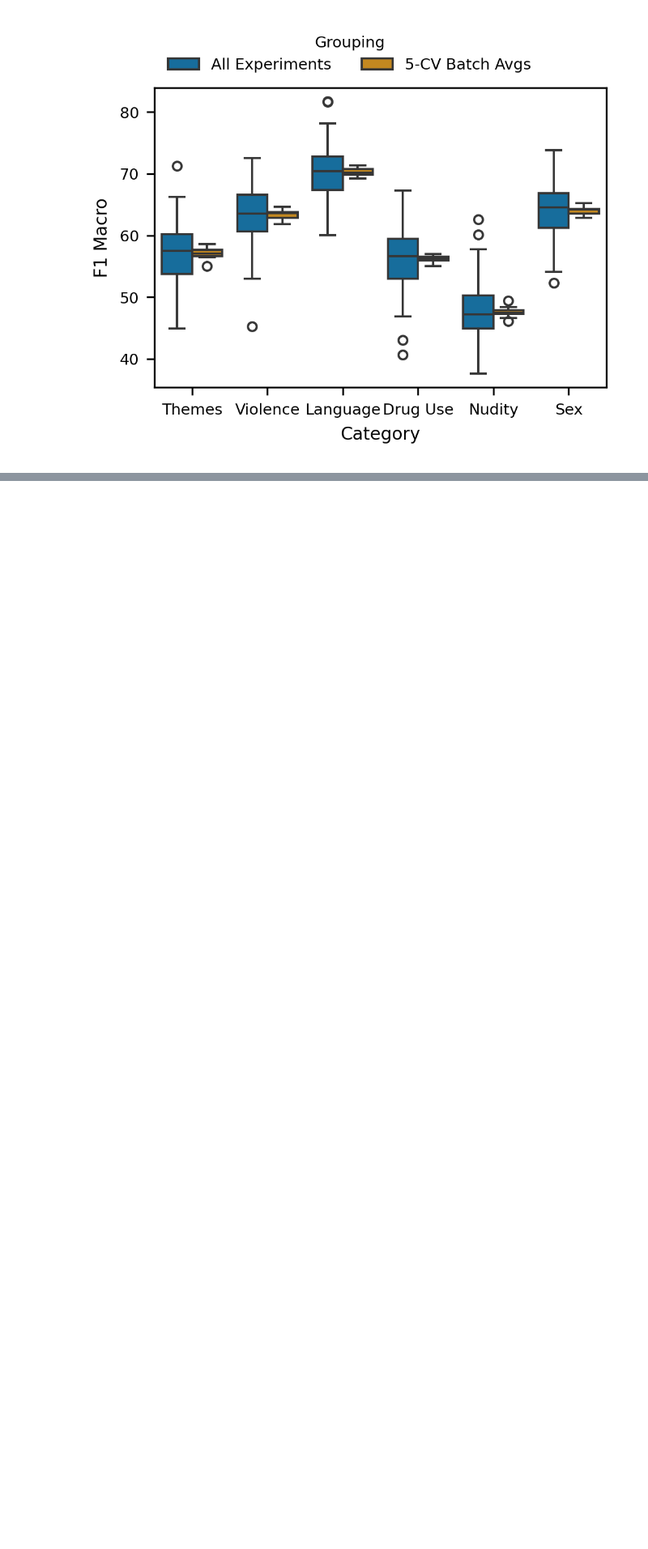
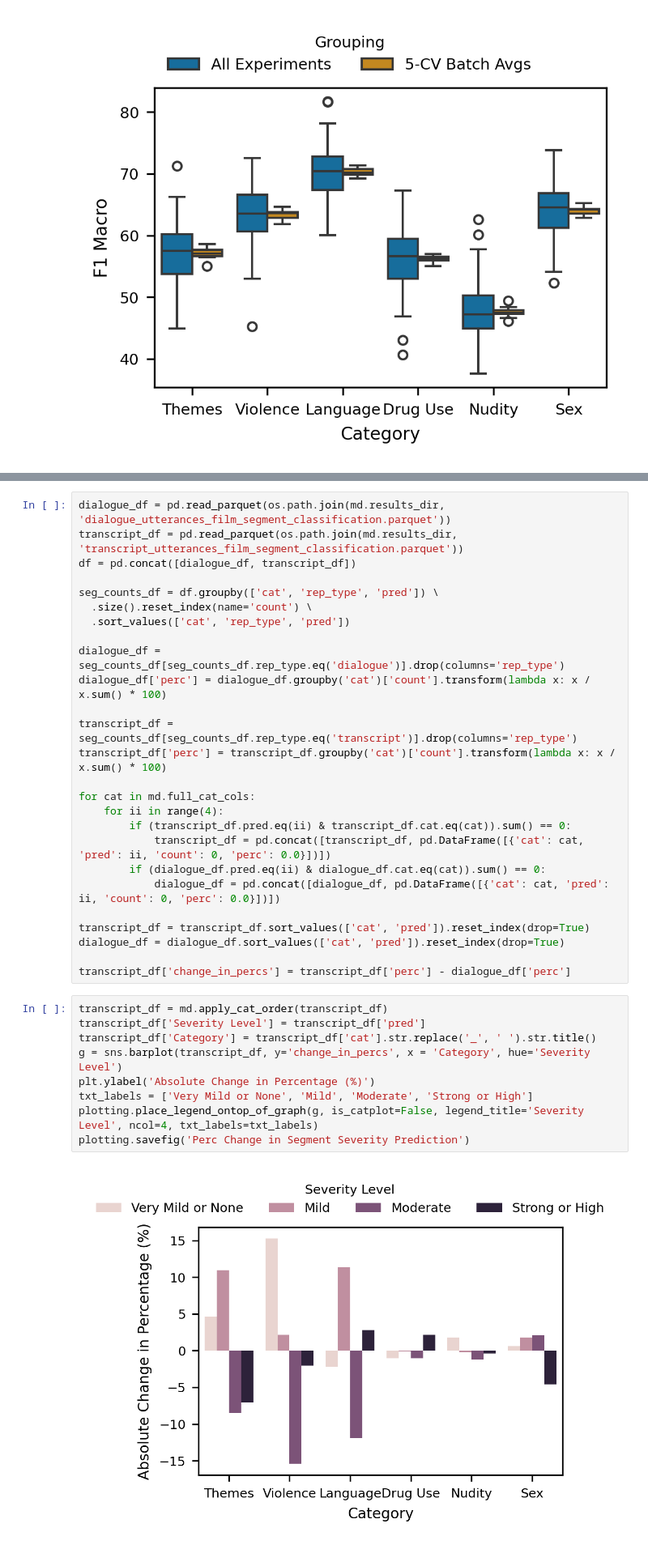
Before and after one commit to sydney-machine-learning/audiodescription-abusedetection, a Jupyter notebook: 03_model_architecture_exploration.ipynb, the cells around one changed output, grey strips where cells are left out. Shown at 81% size. Drawn from its saved outputs; the diff is of its cells as text; blank space fills up the shorter version.

```diff
--- a/03_model_architecture_exploration.ipynb
+++ b/03_model_architecture_exploration.ipynb
@@ -462,0 +504,37 @@ overall_ratings_df
+# %%
+dialogue_df = pd.read_parquet(os.path.join(md.results_dir, 'dialogue_utterances_film_segment_classification.parquet'))
+transcript_df = pd.read_parquet(os.path.join(md.results_dir, 'transcript_utterances_film_segment_classification.parquet'))
+df = pd.concat([dialogue_df, transcript_df])
+
+seg_counts_df = df.groupby(['cat', 'rep_type', 'pred']) \
+  .size().reset_index(name='count') \
+  .sort_values(['cat', 'rep_type', 'pred'])
+
+dialogue_df = seg_counts_df[seg_counts_df.rep_type.eq('dialogue')].drop(columns='rep_type')
+dialogue_df['perc'] = dialogue_df.groupby('cat')['count'].transform(lambda x: x / x.sum() * 100)
+
+transcript_df = seg_counts_df[seg_counts_df.rep_type.eq('transcript')].drop(columns='rep_type')
+transcript_df['perc'] = transcript_df.groupby('cat')['count'].transform(lambda x: x / x.sum() * 100)
+
+for cat in md.full_cat_cols:
+    for ii in range(4):
+        if (transcript_df.pred.eq(ii) & transcript_df.cat.eq(cat)).sum() == 0:
+            transcript_df = pd.concat([transcript_df, pd.DataFrame([{'cat': cat, 'pred': ii, 'count': 0, 'perc': 0.0}])])
+        if (dialogue_df.pred.eq(ii) & dialogue_df.cat.eq(cat)).sum() == 0:
+            dialogue_df = pd.concat([dialogue_df, pd.DataFrame([{'cat': cat, 'pred': ii, 'count': 0, 'perc': 0.0}])])
+
+transcript_df = transcript_df.sort_values(['cat', 'pred']).reset_index(drop=True)
+dialogue_df = dialogue_df.sort_values(['cat', 'pred']).reset_index(drop=True)
+
+transcript_df['change_in_percs'] = transcript_df['perc'] - dialogue_df['perc']
+# %%
+transcript_df = md.apply_cat_order(transcript_df)
+transcript_df['Severity Level'] = transcript_df['pred']
+transcript_df['Category'] = transcript_df['cat'].str.replace('_', ' ').str.title()
+g = sns.barplot(transcript_df, y='change_in_percs', x = 'Category', hue='Severity Level')
+plt.ylabel('Absolute Change in Percentage (%)')
+txt_labels = ['Very Mild or None', 'Mild', 'Moderate', 'Strong or High']
+plotting.place_legend_ontop_of_graph(g, is_catplot=False, legend_title='Severity Level', ncol=4, txt_labels=txt_labels)
+plotting.savefig('Perc Change in Segment Severity Prediction')
+# %% [output]
+[figure, added]
```
Also changed, not shown: parts of 13 cells of this notebook, 3 other files.
